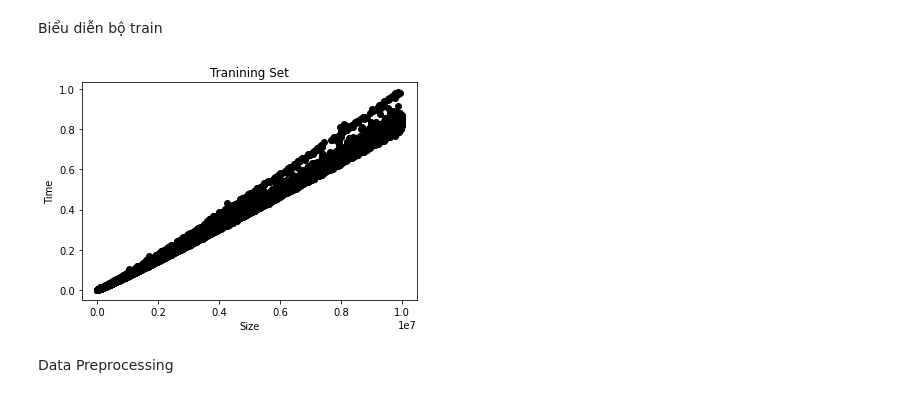
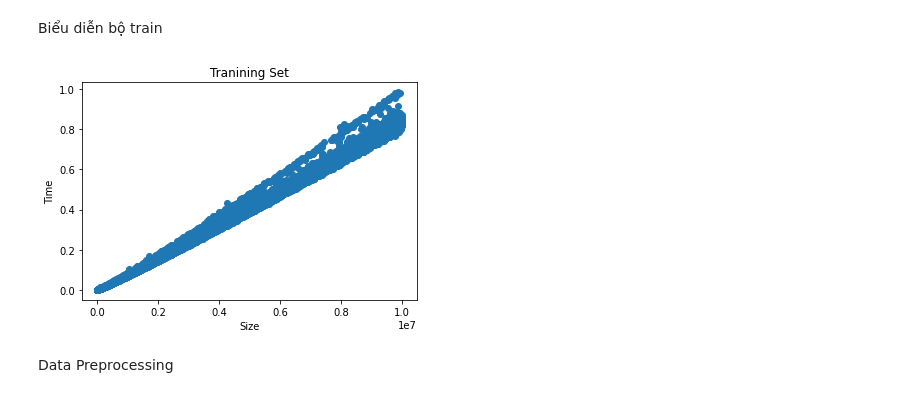
Before and after one commit to dxmai/CS114.L21.KHCL, a Jupyter notebook: Colab/Linear_Regression.ipynb, the cells around one changed output. Cells and saved outputs as stored; diff of their text form; code cells hidden in the pictures.

```diff
--- a/Colab/Linear_Regression.ipynb
+++ b/Colab/Linear_Regression.ipynb
@@ -35,14 +41,13 @@ Biểu diễn bộ train
 # %%
 import matplotlib.pyplot as plt
 
-plt.scatter(dataset['size'], dataset['time'], color = 'black')
-#plt.plot(x_train, model.predict(x_train), color = 'blue')
+plt.scatter(dataset['size'], dataset['time'])
 plt.title("Tranining Set")
 plt.xlabel("Size")
 plt.ylabel("Time")
 plt.show()
 # %% [output]
-[figure, old version]
+[figure, new version]
 # %%
 #Code của Thầy An
 def InCreaseDimensions(x_value):
```
Also changed, not shown: parts of 22 cells of this notebook.
